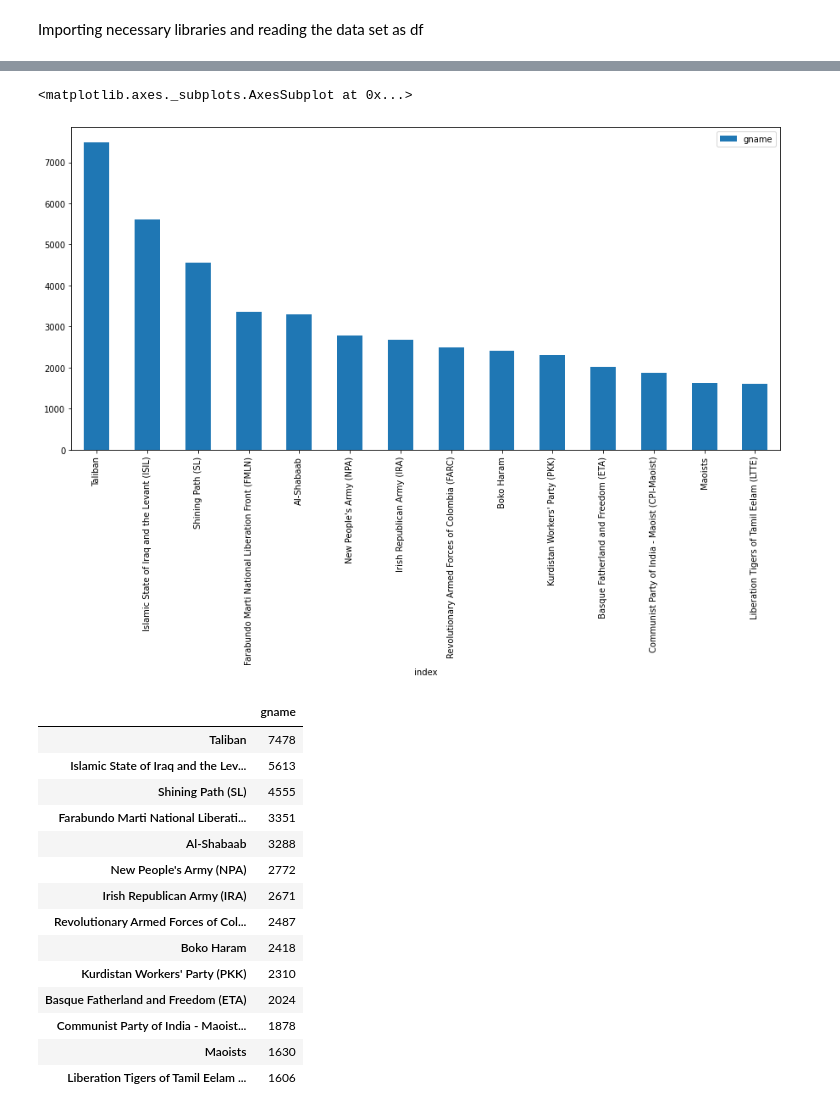
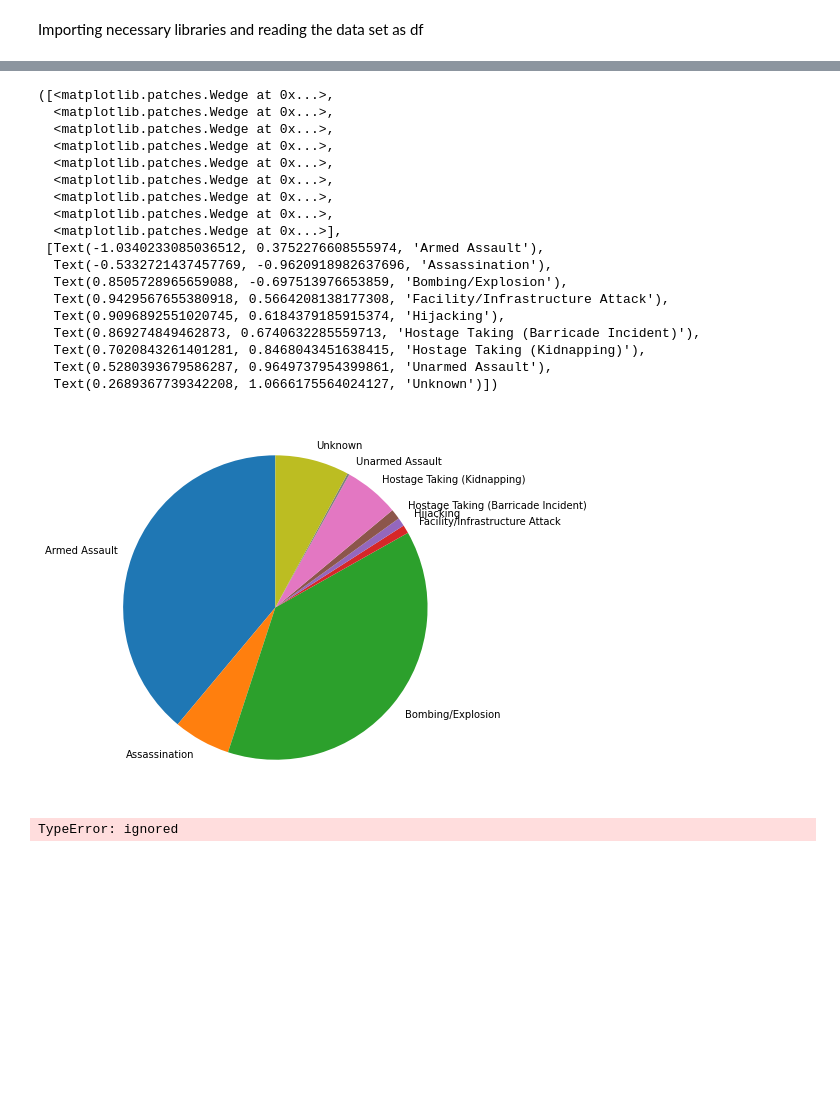
Before and after one commit to Sudar278/Capstone-Project_1-EDA-on-GTA-Data-, a Jupyter notebook: EDA_Capstone_Project.ipynb, the cells around one changed output, grey strips where cells are left out. Saved outputs shown, nothing was run; the diff lists cells and outputs as text; code cells hidden in the pictures; blank space fills up the shorter version.

```diff
--- a/EDA_Capstone_Project.ipynb
+++ b/EDA_Capstone_Project.ipynb
@@ -153,26 +78,50 @@ Name: num_attack, dtype: int64
 # %%
+# Top 15 organization with repect to the number of attack
 organization_attack=pd.DataFrame(df['gname'].value_counts()[1:15])
 organization_attack.reset_index (inplace=True)
 plt.rcParams["figure.figsize"] = [15, 7]
 organization_attack.plot(x='index',y='gname',kind ='bar')
+plt.title('Organization with repect to the number of attack')
+plt.xlabel('Organization')
+plt.ylabel('Num of Attacks')
-# %% [output]
-<matplotlib.axes._subplots.AxesSubplot at 0x...>
-[figure, removed]
-# %%
-organization_attack
-# %% [output]
-|  | gname |
-| Taliban | 7478 |
-| Islamic State of Iraq and the Lev... | 5613 |
-| Shining Path (SL) | 4555 |
-| Farabundo Marti National Liberati... | 3351 |
-| Al-Shabaab | 3288 |
-| New People's Army (NPA) | 2772 |
-| Irish Republican Army (IRA) | 2671 |
-| Revolutionary Armed Forces of Col... | 2487 |
-| Boko Haram | 2418 |
-| Kurdistan Workers' Party (PKK) | 2310 |
-| Basque Fatherland and Freedom (ETA) | 2024 |
-| Communist Party of India - Maoist... | 1878 |
-| Maoists | 1630 |
-| Liberation Tigers of Tamil Eelam ... | 1606 |
+# %%
+# Top 15 countries affected by terrorism with repect to the number of attack
+country_attack=pd.DataFrame(df['country_txt'].value_counts()[:15])
+country_attack.reset_index (inplace=True)
+plt.rcParams["figure.figsize"] = [15, 7]
+country_attack.plot(x='index',y='country_txt',kind ='bar')
+plt.title('Countries affected by terrorism with repect to the no of attack')
+plt.xlabel('Country')
+plt.ylabel('Num of Attacks')
+# %%
+# No of persons killed with respect to attack type
+type_to_num_killed = df.pivot_table(columns='attacktype1_txt', values='nkill', aggfunc='sum')
+type_to_num_killed
+plt.pie(type_to_num_killed[0:1], labels = type_to_num_killed.columns, startangle = 90)
+# %% [output]
+([<matplotlib.patches.Wedge at 0x...>,
+  <matplotlib.patches.Wedge at 0x...>,
+  <matplotlib.patches.Wedge at 0x...>,
+  <matplotlib.patches.Wedge at 0x...>,
+  <matplotlib.patches.Wedge at 0x...>,
+  <matplotlib.patches.Wedge at 0x...>,
+  <matplotlib.patches.Wedge at 0x...>,
+  <matplotlib.patches.Wedge at 0x...>,
+  <matplotlib.patches.Wedge at 0x...>],
+ [Text(-1.0340233085036512, 0.3752276608555974, 'Armed Assault'),
+  Text(-0.5332721437457769, -0.9620918982637696, 'Assassination'),
+  Text(0.8505728965659088, -0.697513976653859, 'Bombing/Explosion'),
+  Text(0.9429567655380918, 0.5664208138177308, 'Facility/Infrastructure Attack'),
+  Text(0.9096892551020745, 0.6184379185915374, 'Hijacking'),
+  Text(0.869274849462873, 0.6740632285559713, 'Hostage Taking (Barricade Incident)'),
+  Text(0.7020843261401281, 0.8468043451638415, 'Hostage Taking (Kidnapping)'),
+  Text(0.5280393679586287, 0.9649737954399861, 'Unarmed Assault'),
+  Text(0.2689367739342208, 1.0666175564024127, 'Unknown')])
+[figure, added]
+# %%
+# No of persons killed with respect to country
+country_to_num_killed = df.pivot_table(columns='country_txt', values='nkill', aggfunc='sum')
+country_to_num_killed
+plt.bar(country_to_num_killed[0:1], labels = country_to_num_killed.columns,width=0.1)
+# %% [output]
+TypeError: ignored
```
Also changed, not shown: parts of 10 cells of this notebook.
